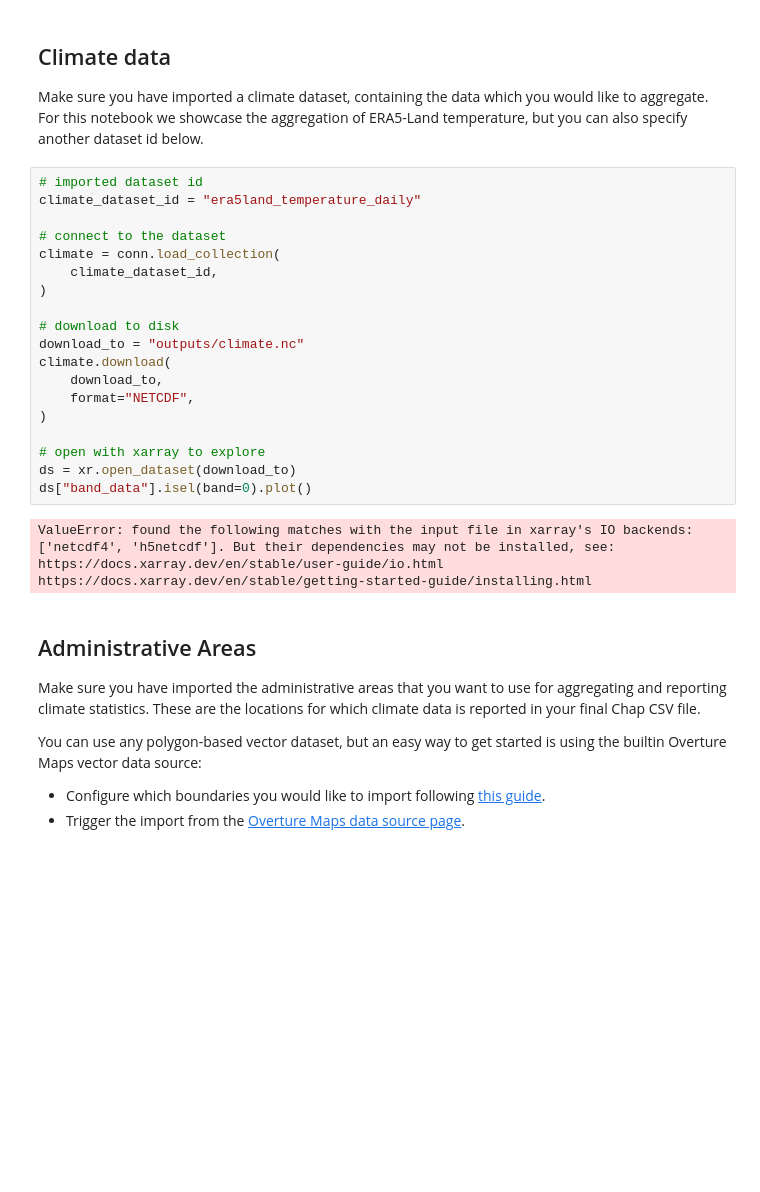
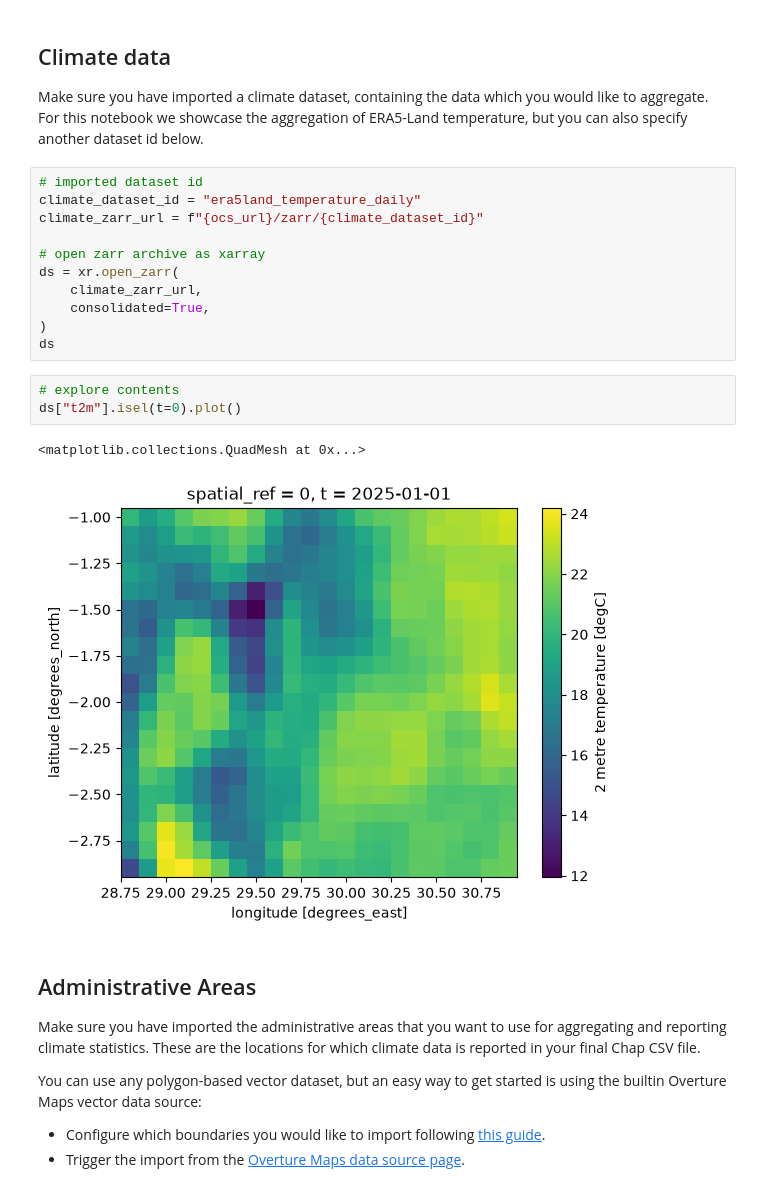
Before and after one commit to dhis2/open-climate-service-notebooks, a Jupyter notebook: notebooks/test_aggregate_chap.ipynb, the cells around one changed output. Saved outputs shown, nothing was run; the diff lists cells and outputs as text; blank space fills up the shorter version.

```diff
--- a/notebooks/test_aggregate_chap.ipynb
+++ b/notebooks/test_aggregate_chap.ipynb
@@ -38,26 +39,20 @@ Make sure you have imported a climate dataset, containing the data which you wou
 # %%
 # imported dataset id
 climate_dataset_id = "era5land_temperature_daily"
+climate_zarr_url = f"{ocs_url}/zarr/{climate_dataset_id}"
 
-# connect to the dataset
-climate = conn.load_collection(
-    climate_dataset_id,
+# open zarr archive as xarray
+ds = xr.open_zarr(
+    climate_zarr_url,
+    consolidated=True,
 )
-
-# download to disk
-download_to = "outputs/climate.nc"
-climate.download(
-    download_to,
-    format="NETCDF",
-)
-
-# open with xarray to explore
-ds = xr.open_dataset(download_to)
-ds["band_data"].isel(band=0).plot()
+ds
-# %% [output]
-ValueError: found the following matches with the input file in xarray's IO backends: ['netcdf4', 'h5netcdf']. But their dependencies may not be installed, see:
-https://docs.xarray.dev/en/stable/user-guide/io.html
-https://docs.xarray.dev/en/stable/getting-started-guide/installing.html
+# %%
+# explore contents
+ds["t2m"].isel(t=0).plot()
+# %% [output]
+<matplotlib.collections.QuadMesh at 0x...>
+[figure, added]
 # %% [markdown]
 ## Administrative Areas
 
```
Also changed, not shown: parts of 10 cells of this notebook, 1 other file.
